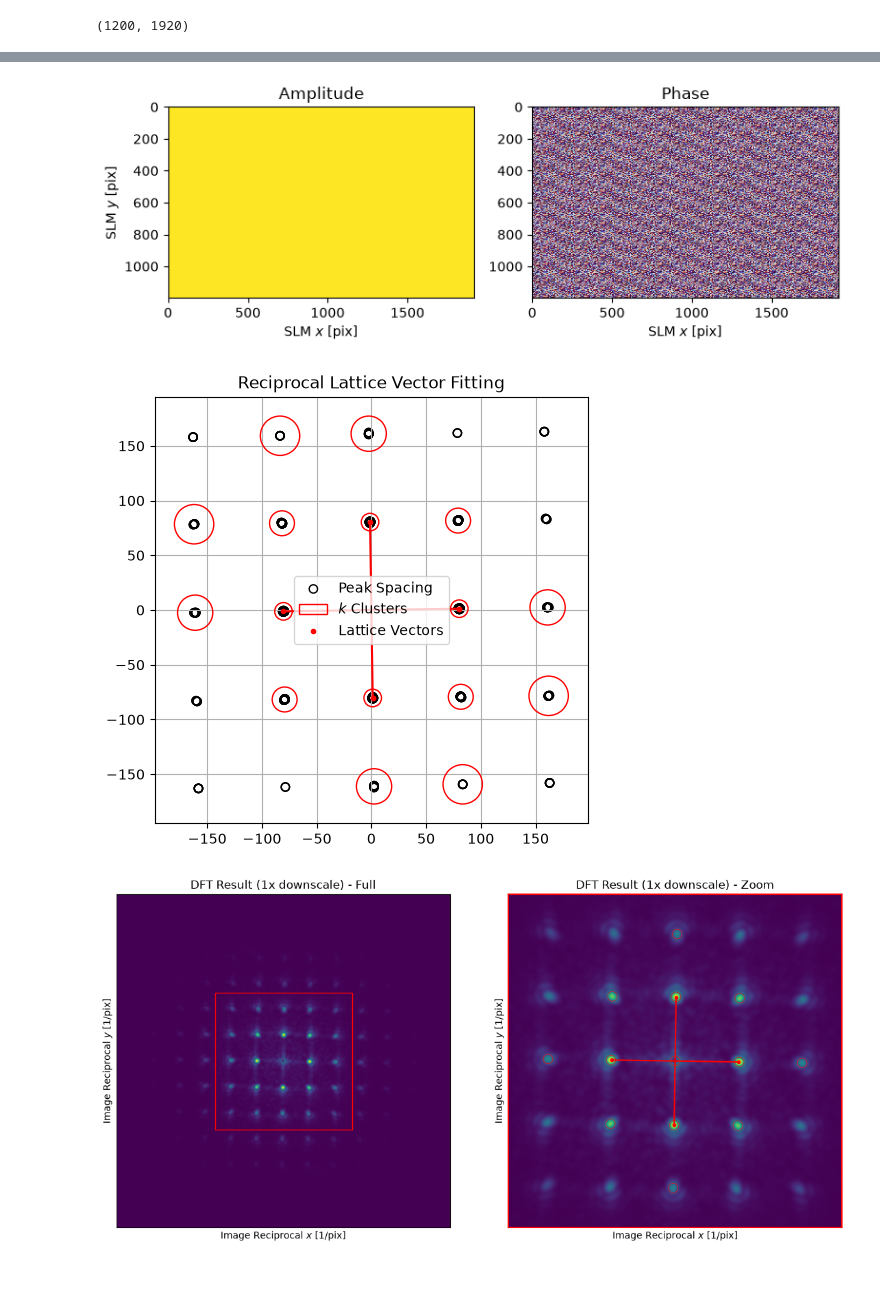
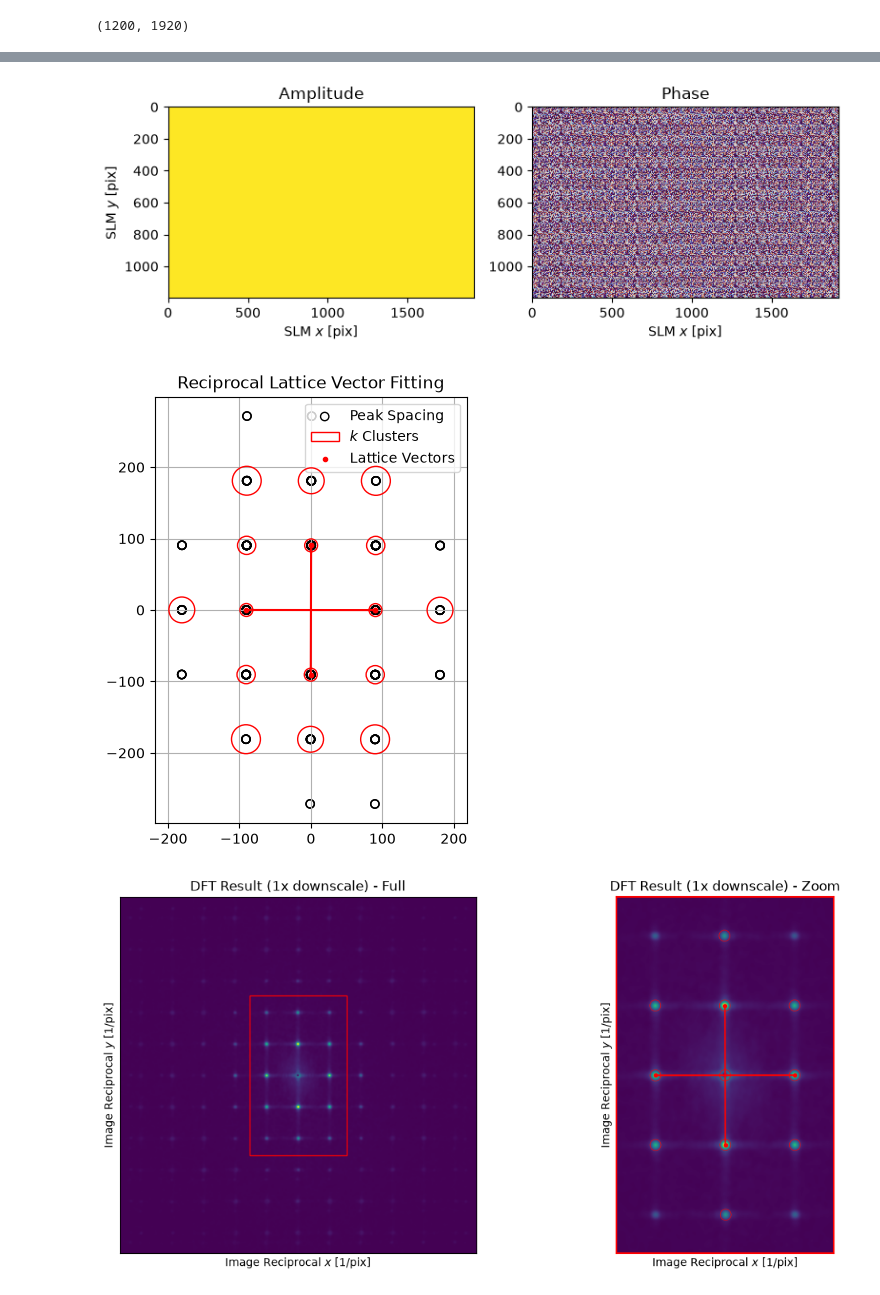
Before and after one commit to xcooke/slm, a Jupyter notebook: fourier_calibrate.ipynb, the cells around one changed output, grey strips where cells are left out. Saved outputs shown, nothing was run; the diff lists cells and outputs as text; code cells hidden in the pictures.

```diff
--- a/fourier_calibrate.ipynb
+++ b/fourier_calibrate.ipynb
@@ -11,7 +11,9 @@ from slmsuite.hardware.cameras.thorlabs import ThorCam
 from slmsuite.hardware.cameraslms import FourierSLM
 from slmsuite.holography import toolbox
 # %%
-cam = ThorCam()
+cam = ThorCam(
+    rot = "270",
+)
 # %% [output]
 TLCameraSDK initializing... success
 Looking for cameras... success
@@ -63,8 +73,8 @@ cam.set_exposure(0.001)
 # %%
 fs.fourier_calibrate(
-    array_center=(475,0),
-    array_shape=10,                 # Size of the calibration grid (Nx, Ny) [#]
-    array_pitch=40,                 # Pitch of the calibration grid (x, y) [knm]
-    plot=2
-);
+    array_center=(480,0),#(480,0), #(500,20)
+    array_shape=12,                 # Size of the calibration grid (Nx, Ny) [#]
+    array_pitch=30, #16                 # Pitch of the calibration grid (x, y) [knm]
+    plot=2,
+)
 # %% [output]
@@ -72,3 +82,3 @@ fs.fourier_calibrate(
-[figure, old version]
+[figure, new version]
-[figure, old version]
+[figure, new version]
-[figure, old version]
+[figure, new version]
```
Also changed, not shown: parts of 10 cells of this notebook, 7 other files.
